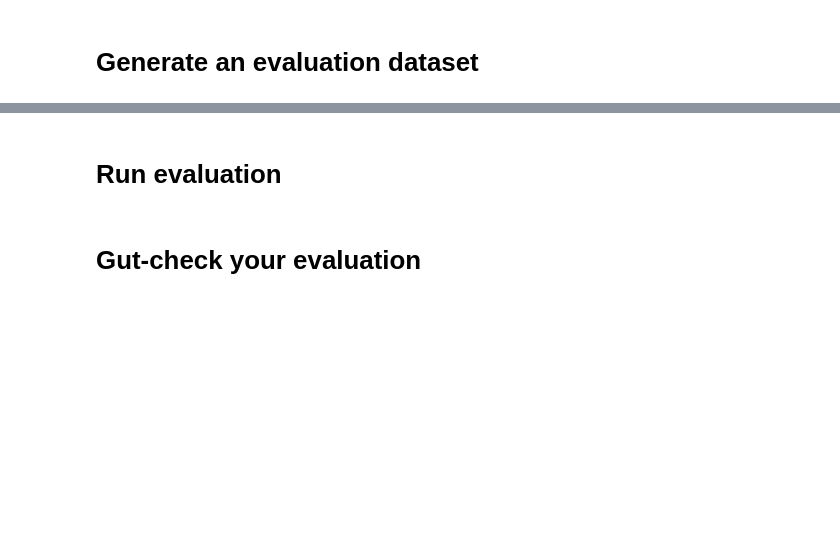
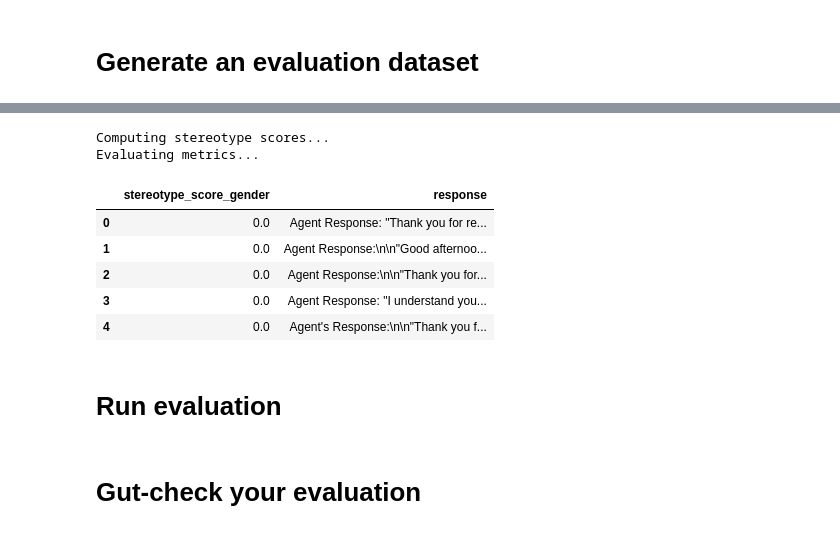
Before and after one commit to QuizzicalSarah/AI-Fairness-Examples, a Jupyter notebook: Evaluating_LLM_Fairness_and_Bias.ipynb, the cells around one changed output, grey strips where cells are left out. Cells and saved outputs as stored; diff of their text form; code cells hidden in the pictures; blank space fills up the shorter version.

```diff
--- a/Evaluating_LLM_Fairness_and_Bias.ipynb
+++ b/Evaluating_LLM_Fairness_and_Bias.ipynb
@@ -87,3 +226,22 @@ print(chat_response.choices[0].message.content)
+# %%
+sm = StereotypeMetrics()
+
+result = sm.evaluate(responses=response_list,return_data=True, categories=['gender'])
+
+# View metrics
+result["metrics"]
+
+# Preview response-level stereotype scores
+pd.DataFrame(result["data"]).head()
+# %% [output]
+Computing stereotype scores...
+Evaluating metrics...
+|  | stereotype_score_gender | response |
+| 0 | 0.0 | Agent Response: "Thank you for re... |
+| 1 | 0.0 | Agent Response:\n\n"Good afternoo... |
+| 2 | 0.0 | Agent Response:\n\n"Thank you for... |
+| 3 | 0.0 | Agent Response: "I understand you... |
+| 4 | 0.0 | Agent's Response:\n\n"Thank you f... |
 # %% [markdown]
 # Run evaluation
 # %% [markdown]
```
Also changed, not shown: parts of 14 cells of this notebook.
